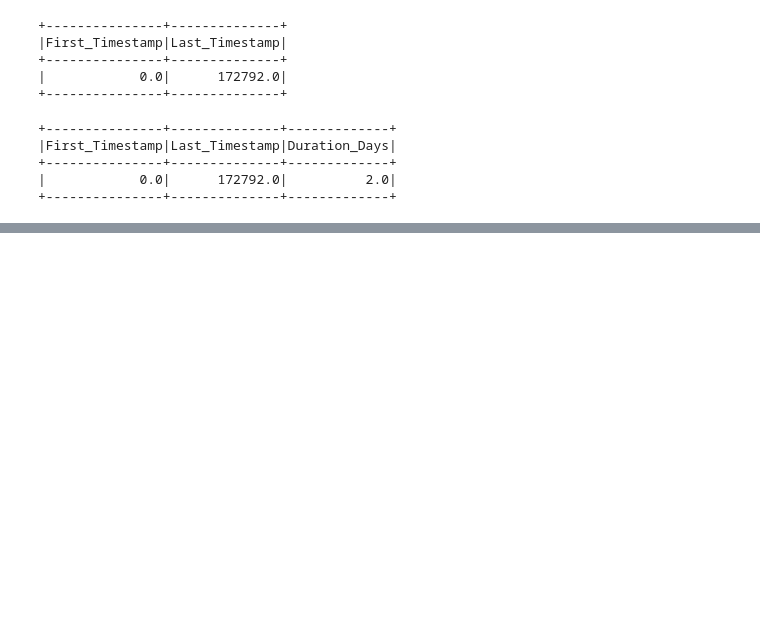
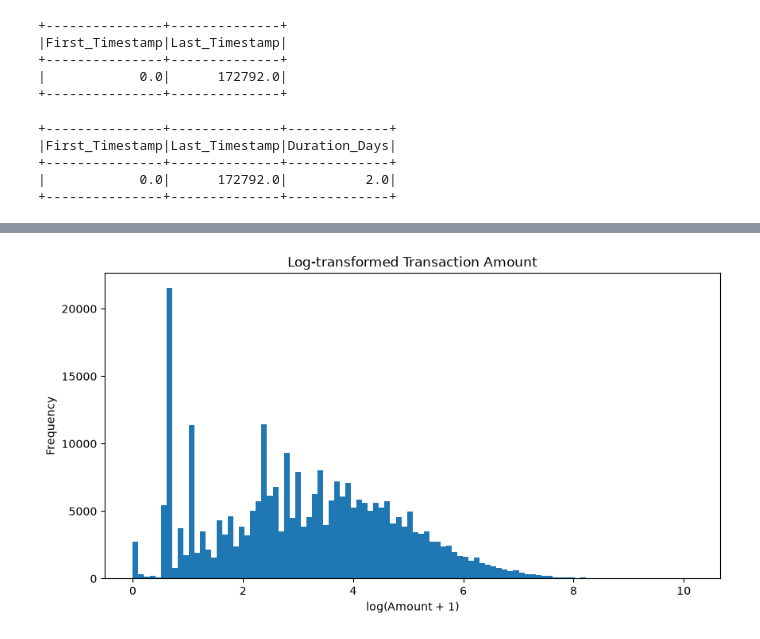
Before and after one commit to Megapixel777/fraud-detection-ai, a Jupyter notebook: notebooks/02_data_exploration.ipynb, the cells around one changed output, grey strips where cells are left out. Cells and saved outputs as stored; diff of their text form; code cells hidden in the pictures; blank space fills up the shorter version.

```diff
--- a/notebooks/02_data_exploration.ipynb
+++ b/notebooks/02_data_exploration.ipynb
@@ -256,0 +404,22 @@ time_stats_df.show()
+# %%
+from pyspark.sql.functions import log1p
+
+import numpy as np
+
+amount_pd["Amount_Log"] = np.log1p(amount_pd["Amount"])
+
+
+plt.figure(figsize=(10,5))
+
+plt.hist(
+    amount_pd["Amount_Log"],
+    bins=100
+)
+
+plt.title("Log-transformed Transaction Amount")
+plt.xlabel("log(Amount + 1)")
+plt.ylabel("Frequency")
+
+plt.show()
+# %% [output]
+[figure, added]
```
Also changed, not shown: parts of 14 cells of this notebook.
